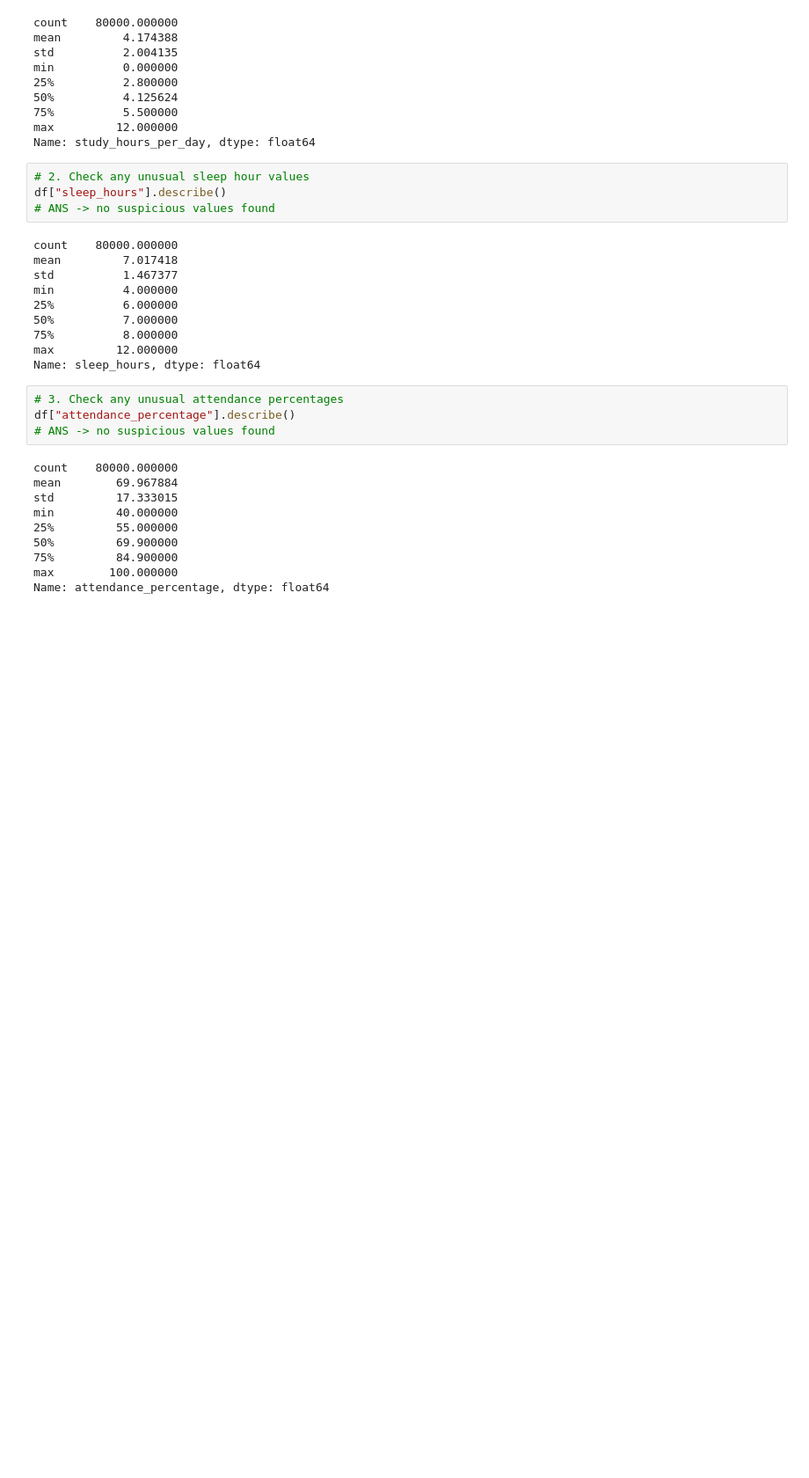
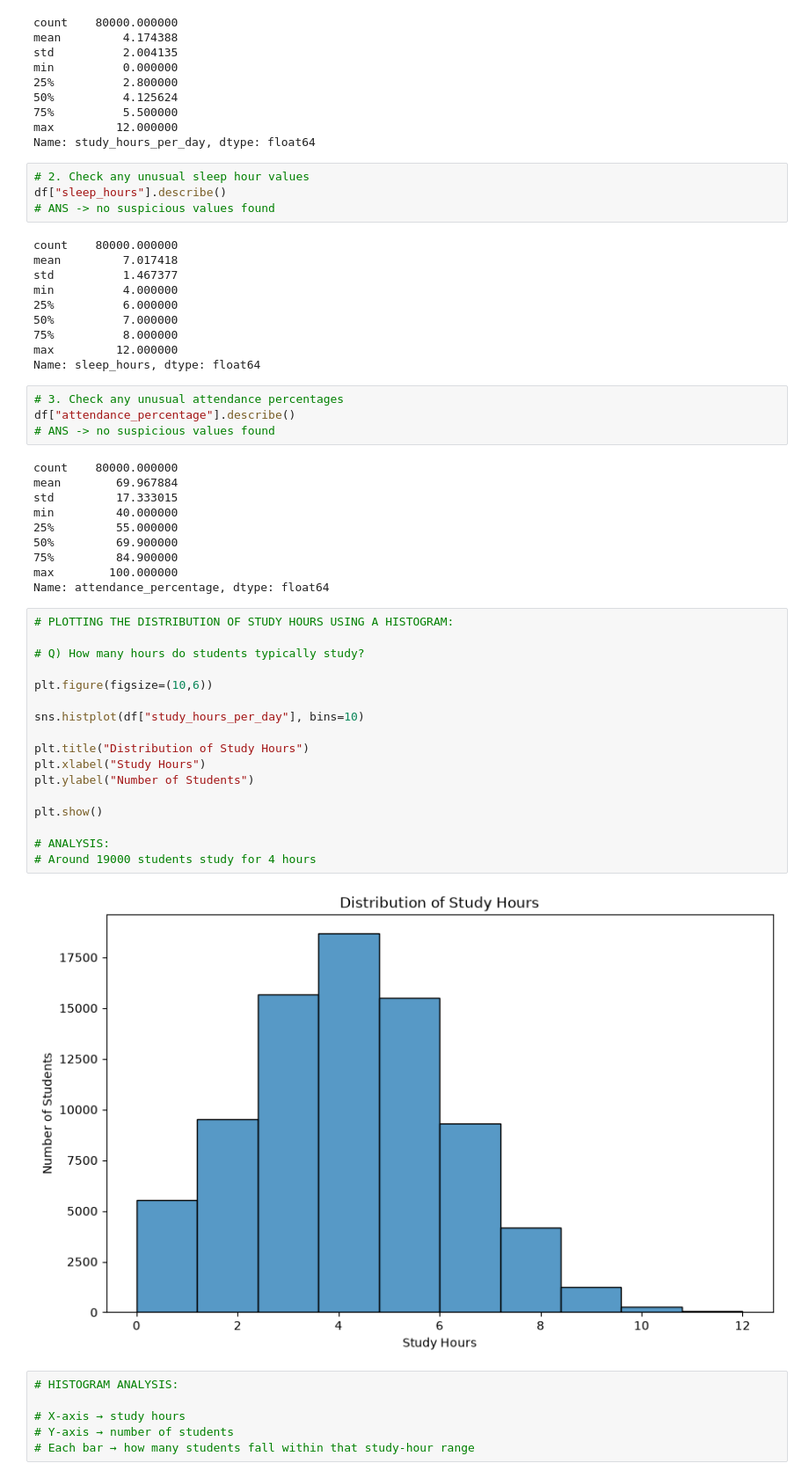
Before and after one commit to aaliya0704/Student-Performance-EDA, a Jupyter notebook: student_performance_analysis.ipynb, the cells around one changed output. Shown at 88% size. Drawn from its saved outputs; the diff is of its cells as text; blank space fills up the shorter version.

Commit message:
Analyzed the distributions of individual variables- Study hours, sleep hours, attendance, and exam scores

```diff
--- a/student_performance_analysis.ipynb
+++ b/student_performance_analysis.ipynb
@@ -166,3 +166,28 @@ min         40.000000
 75%         84.900000
 max        100.000000
 Name: attendance_percentage, dtype: float64
+# %%
+# PLOTTING THE DISTRIBUTION OF STUDY HOURS USING A HISTOGRAM:
+
+# Q) How many hours do students typically study?
+
+plt.figure(figsize=(10,6))
+
+sns.histplot(df["study_hours_per_day"], bins=10)
+
+plt.title("Distribution of Study Hours")
+plt.xlabel("Study Hours")
+plt.ylabel("Number of Students")
+
+plt.show()
+
+# ANALYSIS:
+# Around 19000 students study for 4 hours
+# %% [output]
+[figure, added]
+# %%
+# HISTOGRAM ANALYSIS:
+
+# X-axis → study hours
+# Y-axis → number of students
+# Each bar → how many students fall within that study-hour range
```
Also changed, not shown: parts of 3 cells of this notebook.
